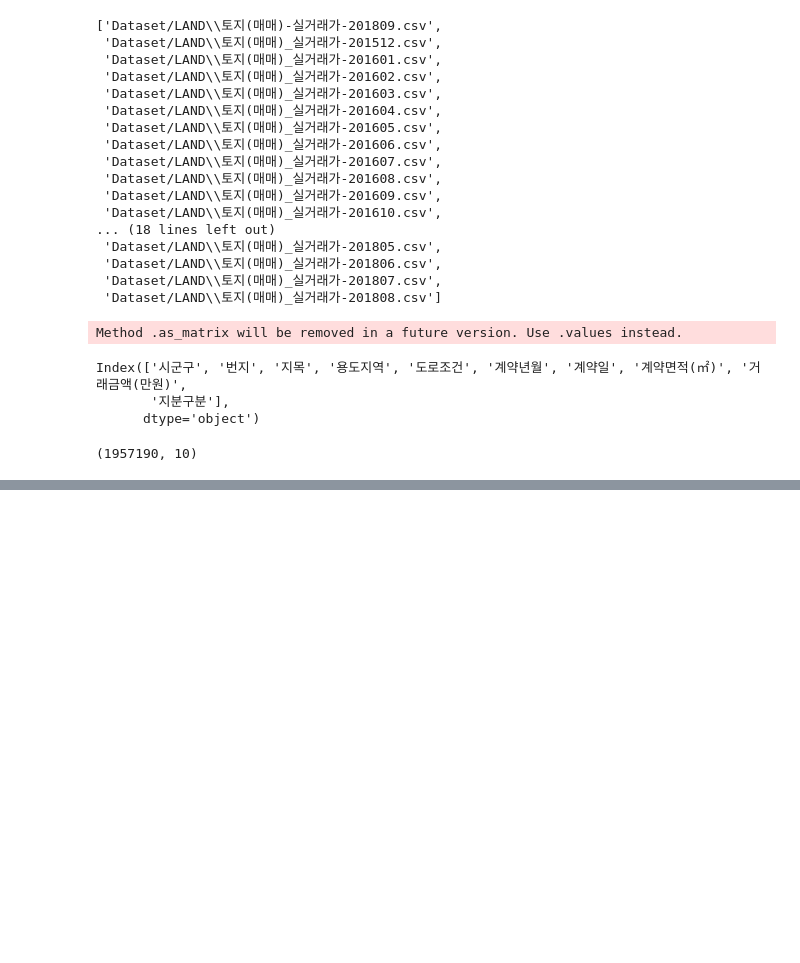
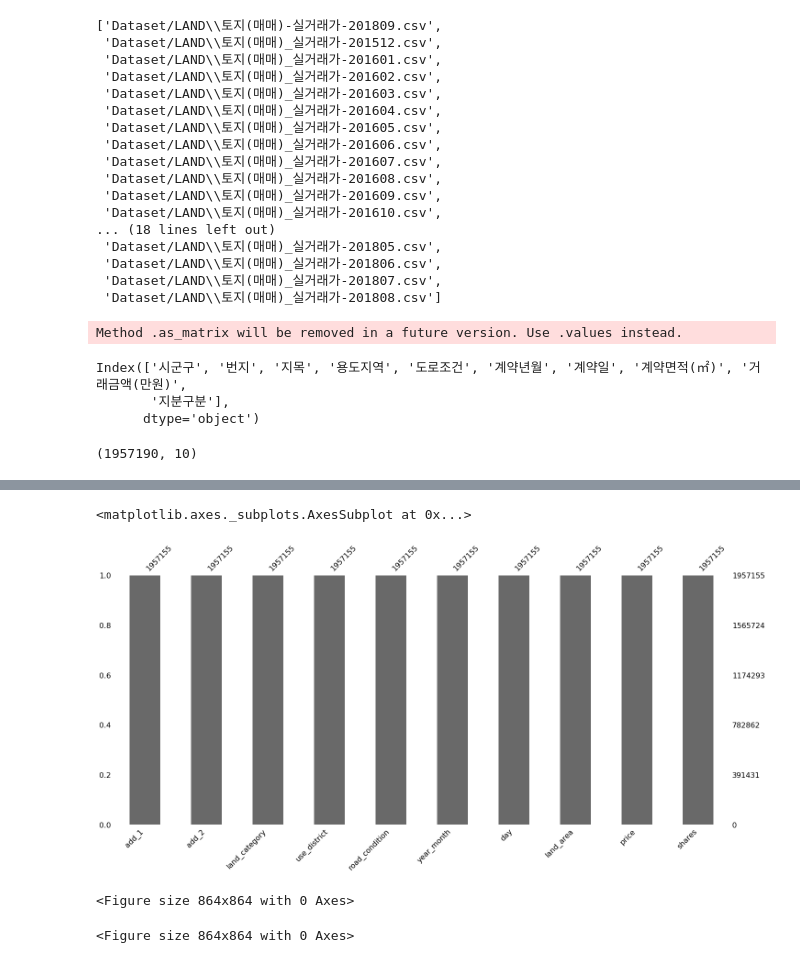
Before and after one commit to Choah/Public_data_EDA, a Jupyter notebook: 06_EDA_LAND.ipynb, the cells around one changed output, grey strips where cells are left out. Drawn from its saved outputs; the diff is of its cells as text; code cells hidden in the pictures; blank space fills up the shorter version.

```diff
--- a/06_EDA_LAND.ipynb
+++ b/06_EDA_LAND.ipynb
@@ -75,0 +338,5 @@ dataset.tail()
+# %%
+missingno.bar(dataset)
+# %% [output]
+<matplotlib.axes._subplots.AxesSubplot at 0x...>
+[figure, added]
@@ -75,0 +346,6 @@ dataset.tail()
+# %%
+#Size of Graph
+plt.figure(figsize=(12,12))
+# %% [output]
+<Figure size 864x864 with 0 Axes>
+<Figure size 864x864 with 0 Axes>
```
Also changed, not shown: parts of 22 cells of this notebook.
